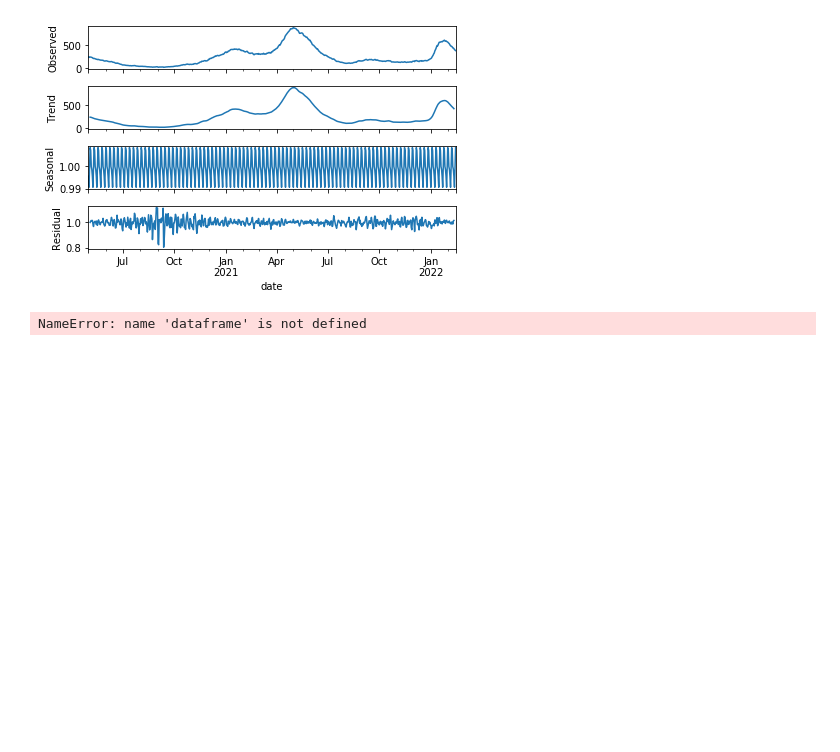
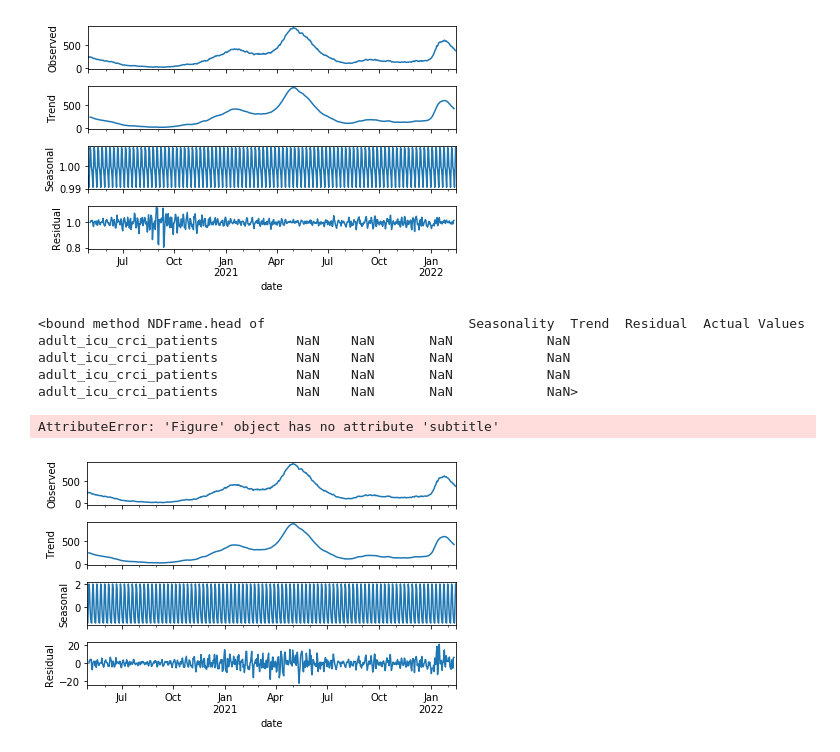
Before and after one commit to Jneny/Hospitalcapacity, a Jupyter notebook: 820_Hospitalcapacity.ipynb, the cells around one changed output. Saved outputs shown, nothing was run; the diff lists cells and outputs as text; code cells hidden in the pictures; blank space fills up the shorter version.

Commit message:
smoothing averages and decompose

```diff
--- a/820_Hospitalcapacity.ipynb
+++ b/820_Hospitalcapacity.ipynb
@@ -149,10 +150,21 @@ multi_adicu.plot().Subtitle('\n Multiplicative Decompose', fontsize = 12)
 AttributeError: 'Figure' object has no attribute 'Subtitle'
 [figure]
 # %%
-dataframe.new_adicu_multi = ([multi_adicu.seasonal, multi_adicu.trend, multi_adicu.resid, multi_adicu.observed])
-new_adicu_multi.columns = ['Seasonality', 'Trend', 'Residual', 'Actual Values']
-new_adicu_multi.head
+new_adicu_multi = ([multi_adicu.seasonal, multi_adicu.trend, multi_adicu.resid, multi_adicu.observed])
+dfad = pd.DataFrame(new_adicu_multi, columns = ['Seasonality', 'Trend', 'Residual', 'Actual Values'])
+# new_adicu_multi.columns = ['Seasonality', 'Trend', 'Residual', 'Actual Values']
+dfad.head
 # %% [output]
-NameError: name 'dataframe' is not defined
+<bound method NDFrame.head of                          Seasonality  Trend  Residual  Actual Values
+adult_icu_crci_patients          NaN    NaN       NaN            NaN
+adult_icu_crci_patients          NaN    NaN       NaN            NaN
+adult_icu_crci_patients          NaN    NaN       NaN            NaN
+adult_icu_crci_patients          NaN    NaN       NaN            NaN>
+# %%
+add_adicu = seasonal_decompose(critpatientdf["adult_icu_crci_patients"], model = "additive")
+add_adicu.plot().subtitle('\n Additive Decompose', fontsize = 12)
+# %% [output]
+AttributeError: 'Figure' object has no attribute 'subtitle'
+[figure, added]
 # %%
 plt.plot(critpatientdf["ped_icu_crci_patients"])
```
Also changed, not shown: parts of 2 cells of this notebook.
